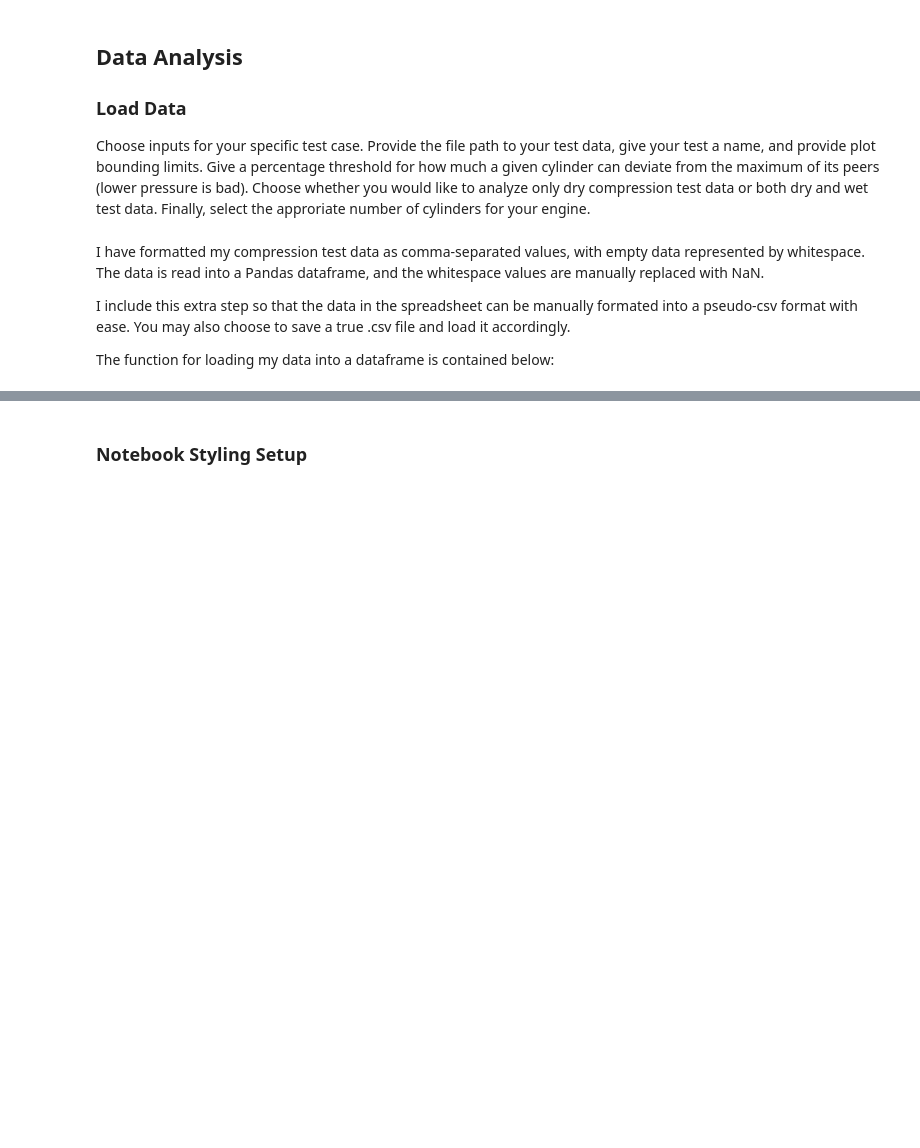
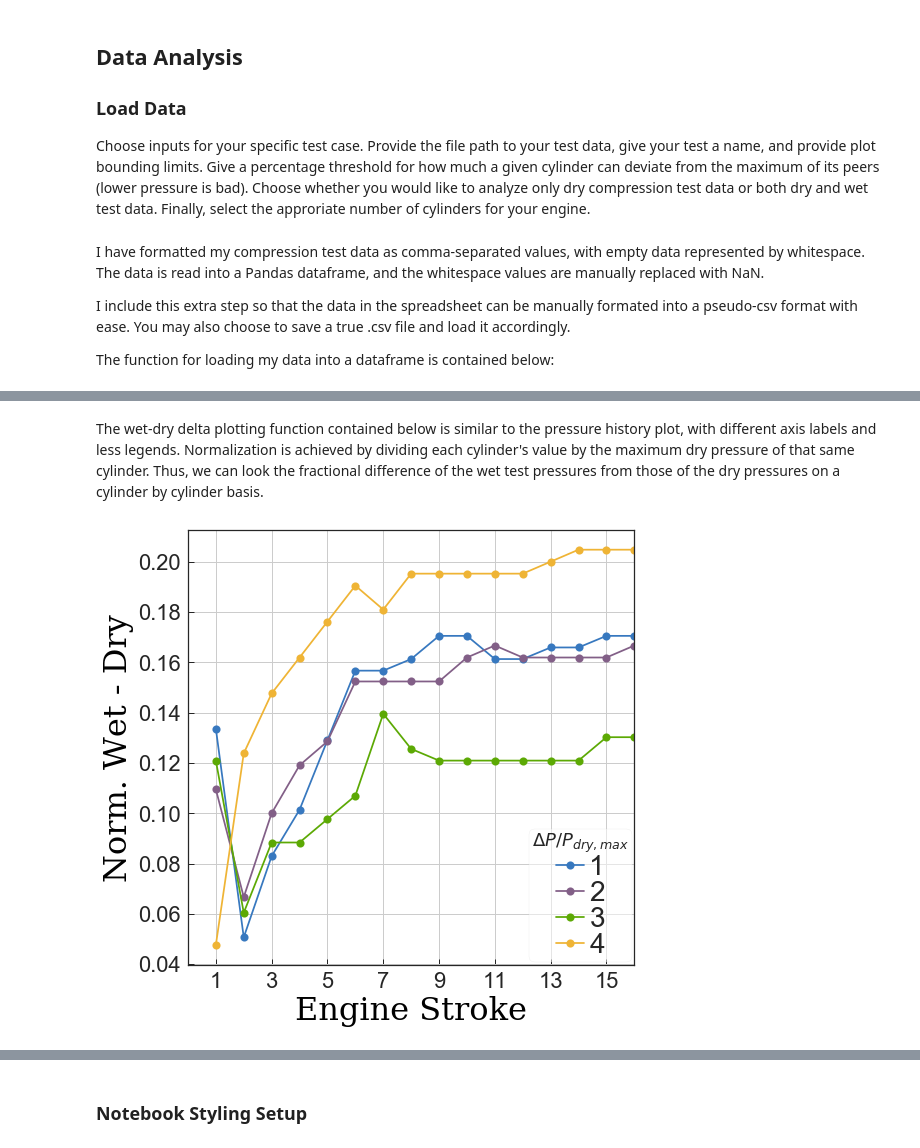
Before and after one commit to ldhalstrom/compressionTest, a Jupyter notebook: CompressionTest.ipynb, the cells around one changed output, grey strips where cells are left out. Saved outputs shown, nothing was run; the diff lists cells and outputs as text; code cells hidden in the pictures; blank space fills up the shorter version.

```diff
--- a/CompressionTest.ipynb
+++ b/CompressionTest.ipynb
@@ -171,0 +321,59 @@ We can calculate the non-dimensional velocity profile anywhere along the turbule
+# %%
+#CALCULATE DIFFERENCE BETWEEN WET AND DRY TESTS
+for cyl in cyls:
+    for test in tests:
+        #FILL MISSING STROKE DATA WITH LAST RECORDED VALUE
+        curkey = '{}{}'.format(cyl, test)
+        #Get last value (non-NaN)
+        lastval = df[curkey].dropna().iloc[-1]
+        #Replace NaN values with last value
+        df[curkey] = df[curkey].fillna(lastval)
+
+    #SUBTRACT DRY TEST PRESSURE FROM WET TEST PRESSURE
+    df['{}del'.format(cyl)] = (df['{}wet'.format(cyl)]
+                                 - df['{}dry'.format(cyl)])
+# %% [markdown]
+The wet-dry delta plotting function contained below is similar to the pressure history plot, with different axis labels and less legends.  Normalization is achieved by dividing each cylinder's value by the maximum dry pressure of that same cylinder.  Thus, we can look the fractional difference of the wet test pressures from those of the dry pressures on a cylinder by cylinder basis.
+# %%
+def PlotDryVsWetDelta(df, ylim=None, norm=1):
+    """For a single compression test, plot wet - dry delta.
+    df --> pandas dataframe containing test data
+    ylim --> boundaries of y-axis ([ymin, ymax])
+    norm --> normalization factor (1 for none, max dry values otherwise)
+    """
+
+    if max(norm) == 1:
+        #Non-normalized plot
+        norm = np.ones(4)
+        ylbl = 'Wet - Dry [psi]'
+        legtitle = '$\\Delta P$'
+    else:
+        #Normalize each delta by max pressure of that cylinder
+        ylbl = 'Norm. Wet - Dry'
+        legtitle = '$\\Delta P / P_{dry,max}$'
+
+    _,ax = PlotStart(None, 'Engine Stroke', ylbl, figsize=[8, 8])
+
+
+    for j, cyl in enumerate([1, 2, 3, 4]):
+
+        name = '{}del'.format(cyl) #data key name
+        h, = ax.plot(df['Stroke'].values, df[name].values / norm[j],
+                    label=cyl, color=colors[j],
+                    linestyle='-', marker='o', markersize=8
+                    )
+
+    ax.set_xlim([0, max(df['Stroke'])])
+    plt.xticks(np.arange(1, max(df['Stroke'])+1, 2.0))
+    if ylim != None:
+        ax.set_ylim(ylim)
+
+    leg1 = PlotLegend(ax, loc='lower right', title=legtitle)
+
+    return ax
+
+#PLOT DELTAS AS FRACTION OF MAX DRY PRESSURE FOR EACH CYLINDER
+ax = PlotDryVsWetDelta(df, None, norm=maxima['drymax'])
+plt.show()
+# %% [output]
+[figure, added]
```
Also changed, not shown: parts of 18 cells of this notebook, 2 other files.
